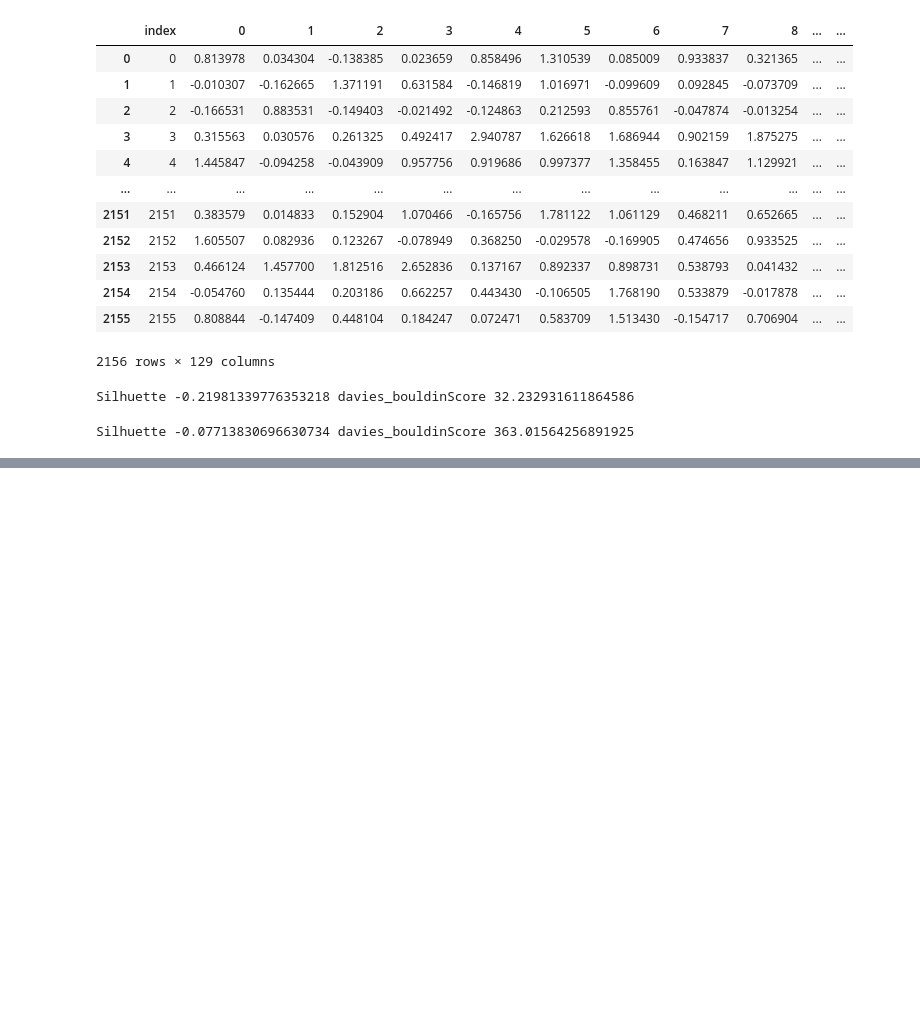
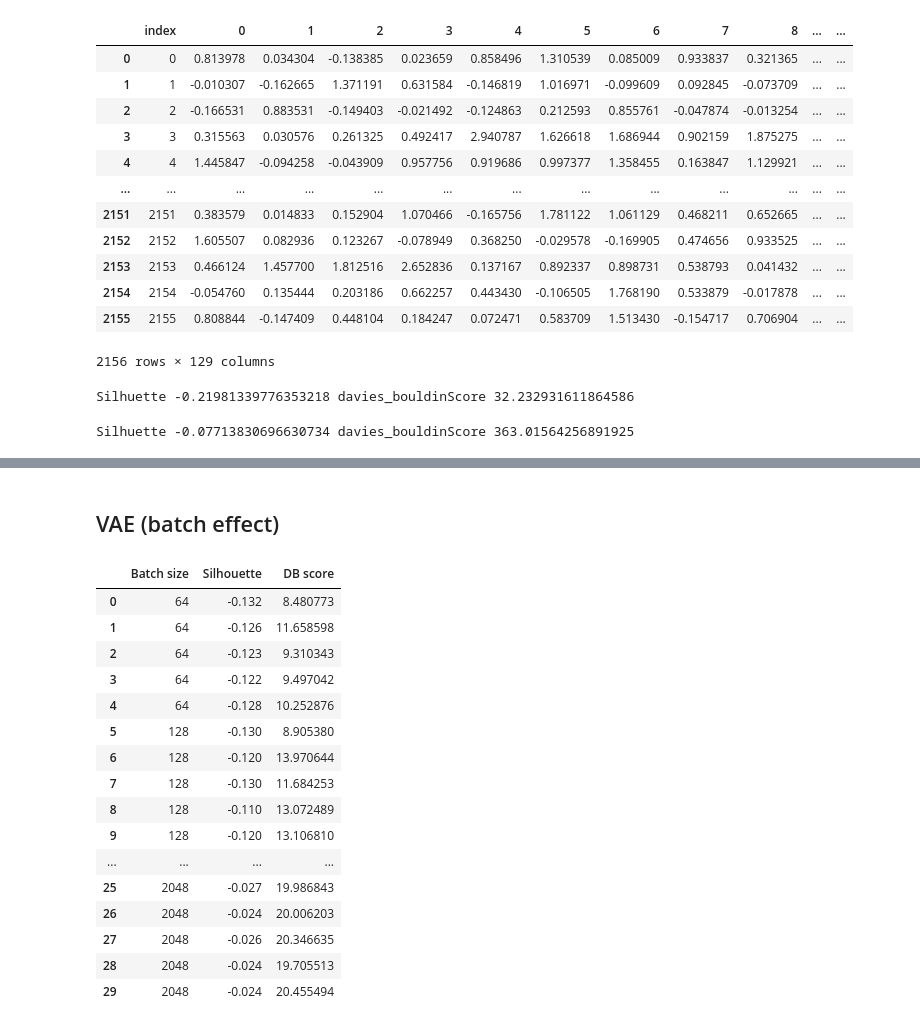
Before and after one commit to kate-simonova/cancer-subtyping, a Jupyter notebook: notebooks/03_VAE.ipynb, the cells around one changed output, grey strips where cells are left out. Drawn from its saved outputs; the diff is of its cells as text; code cells hidden in the pictures; blank space fills up the shorter version.

```diff
--- a/notebooks/03_VAE.ipynb
+++ b/notebooks/03_VAE.ipynb
@@ -314,0 +477,23 @@ Silhuette -0.07713830696630734 davies_bouldinScore 363.01564256891925
+# %% [markdown]
+## VAE (batch effect)
+# %%
+data = pd.read_csv(f"{path}/../VAE.csv.zip", compression="zip", sep=";")
+data
+# %% [output]
+|  | Batch size | Silhouette | DB score |
+| 0 | 64 | -0.132 | 8.480773 |
+| 1 | 64 | -0.126 | 11.658598 |
+| 2 | 64 | -0.123 | 9.310343 |
+| 3 | 64 | -0.122 | 9.497042 |
+| 4 | 64 | -0.128 | 10.252876 |
+| 5 | 128 | -0.130 | 8.905380 |
+| 6 | 128 | -0.120 | 13.970644 |
+| 7 | 128 | -0.130 | 11.684253 |
+| 8 | 128 | -0.110 | 13.072489 |
+| 9 | 128 | -0.120 | 13.106810 |
+| ... | ... | ... | ... |
+| 25 | 2048 | -0.027 | 19.986843 |
+| 26 | 2048 | -0.024 | 20.006203 |
+| 27 | 2048 | -0.026 | 20.346635 |
+| 28 | 2048 | -0.024 | 19.705513 |
+| 29 | 2048 | -0.024 | 20.455494 |
```
Also changed, not shown: parts of 24 cells of this notebook.
